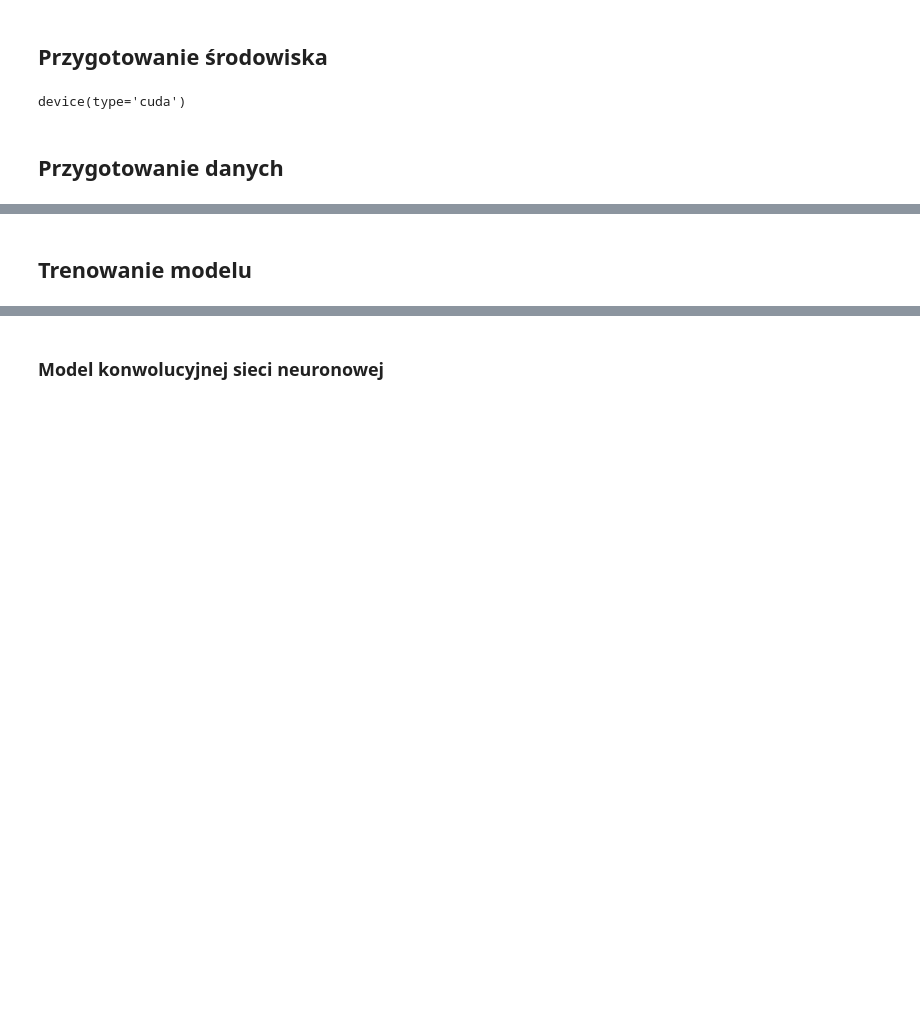
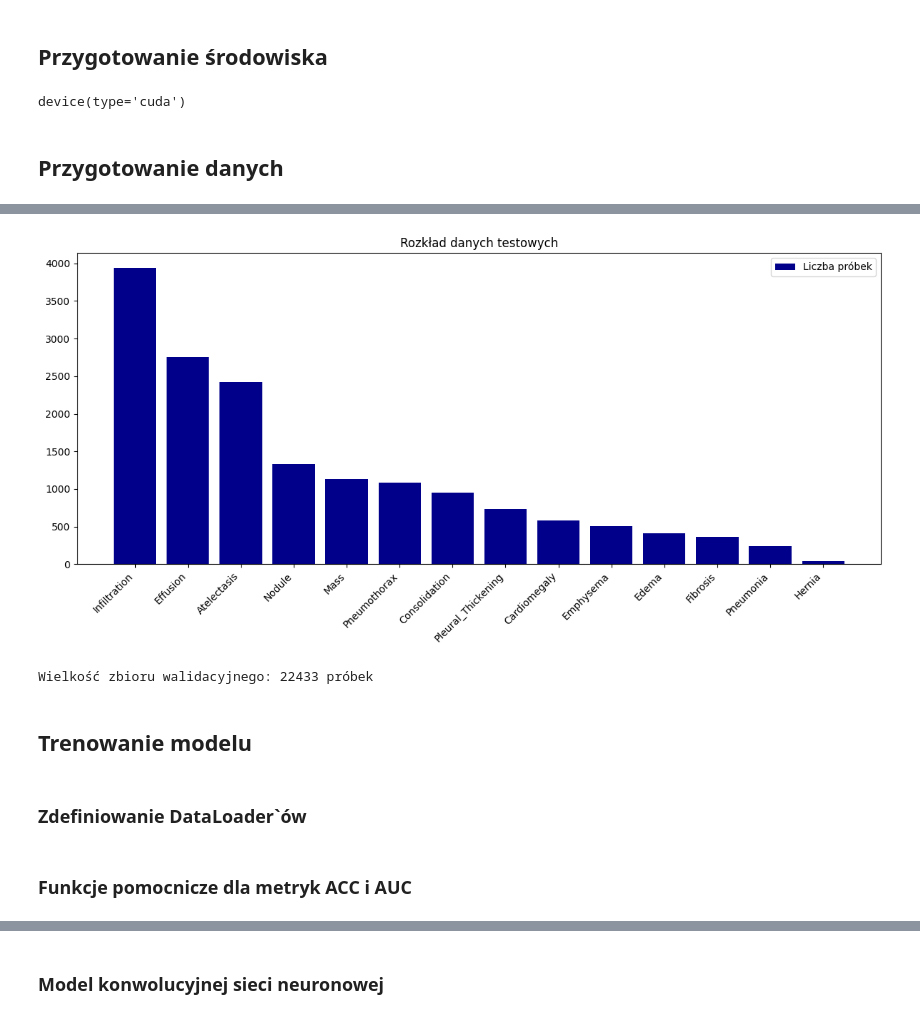
Before and after one commit to micichocki/umwdm, a Jupyter notebook: chest_mnist.ipynb, the cells around one changed output, grey strips where cells are left out. Saved outputs shown, nothing was run; the diff lists cells and outputs as text; code cells hidden in the pictures; blank space fills up the shorter version.

```diff
--- a/chest_mnist.ipynb
+++ b/chest_mnist.ipynb
@@ -163,2 +158,12 @@ plt.show()
+# %%
+df_test = analyze_class_counts(test_ds, CLASS_NAMES)
+
+plot_class_dist(df_test, 'Rozkład danych testowych')
+print('Wielkość zbioru walidacyjnego:', len(test_ds), 'próbek')
+# %% [output]
+[figure, added]
+Wielkość zbioru walidacyjnego: 22433 próbek
 # %% [markdown]
 ## Trenowanie modelu
+# %% [markdown]
+### Zdefiniowanie DataLoader`ów
@@ -164,0 +196,2 @@ plt.show()
+# %% [markdown]
+### Funkcje pomocnicze dla metryk ACC i AUC
```
Also changed, not shown: parts of 69 cells of this notebook, 12 other files.
